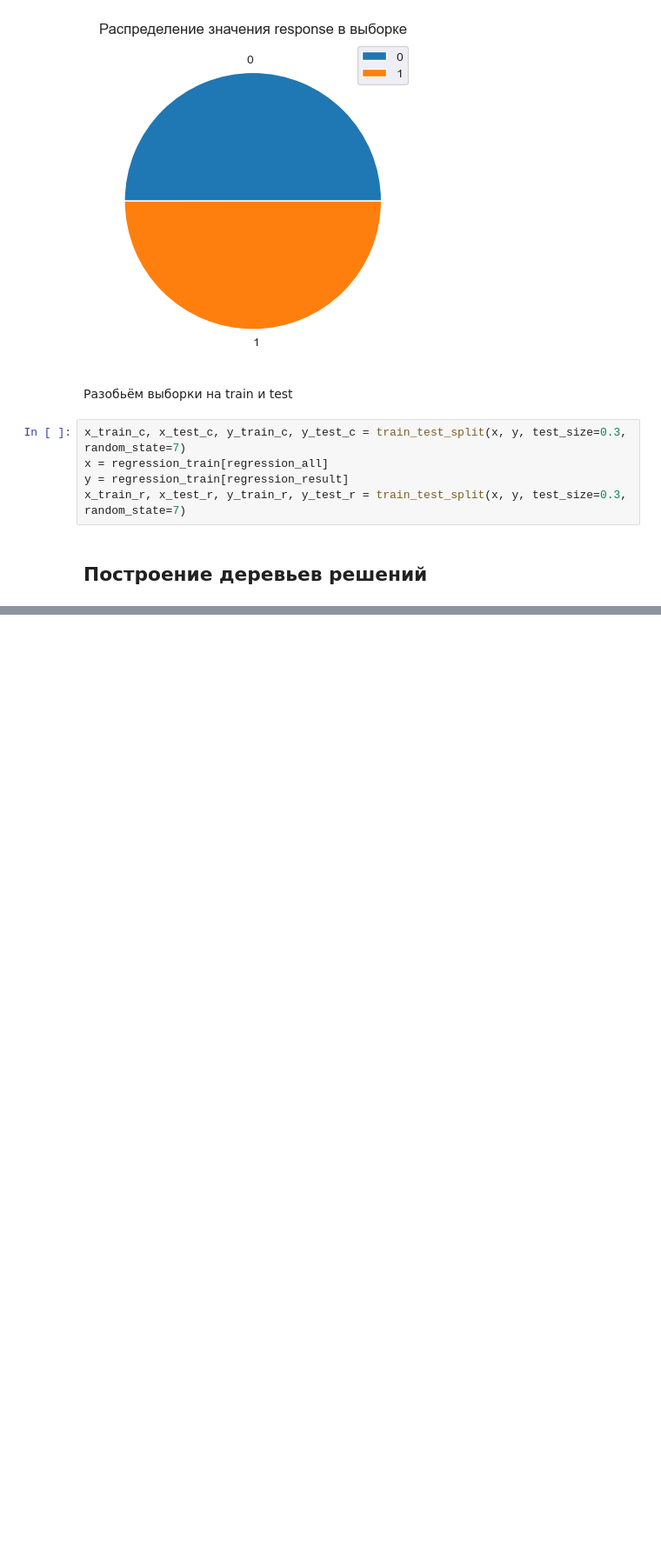
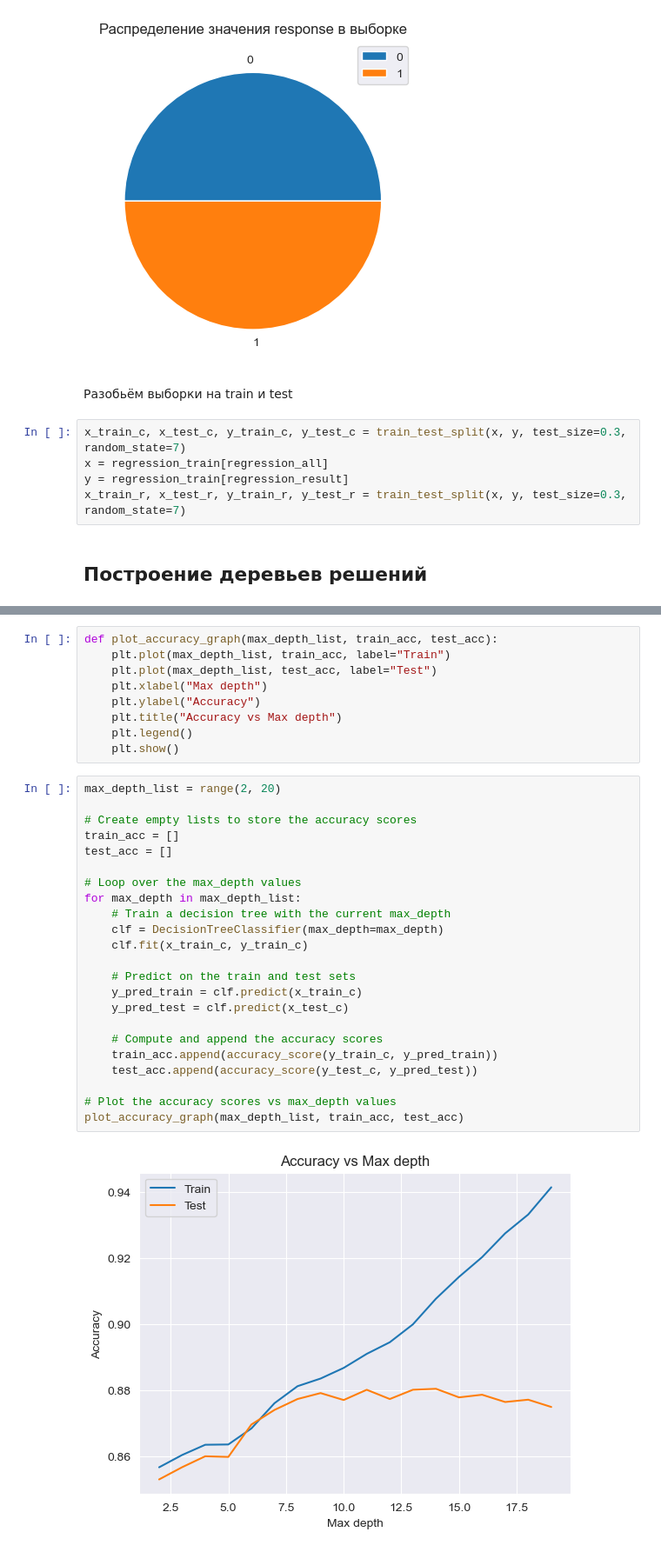
Before and after one commit to fongradnastya/data_analisys4, a Jupyter notebook: notebooks/work.ipynb, the cells around one changed output, grey strips where cells are left out. Shown at 87% size. Drawn from its saved outputs; the diff is of its cells as text; blank space fills up the shorter version.

```diff
--- a/notebooks/work.ipynb
+++ b/notebooks/work.ipynb
@@ -208,0 +234,34 @@ Image(graph.create_png())
+# %%
+def plot_accuracy_graph(max_depth_list, train_acc, test_acc):
+    plt.plot(max_depth_list, train_acc, label="Train")
+    plt.plot(max_depth_list, test_acc, label="Test")
+    plt.xlabel("Max depth")
+    plt.ylabel("Accuracy")
+    plt.title("Accuracy vs Max depth")
+    plt.legend()
+    plt.show()
+# %%
+max_depth_list = range(2, 20)
+
+# Create empty lists to store the accuracy scores
+train_acc = []
+test_acc = []
+
+# Loop over the max_depth values
+for max_depth in max_depth_list:
+    # Train a decision tree with the current max_depth
+    clf = DecisionTreeClassifier(max_depth=max_depth)
+    clf.fit(x_train_c, y_train_c)
+
+    # Predict on the train and test sets
+    y_pred_train = clf.predict(x_train_c)
+    y_pred_test = clf.predict(x_test_c)
+
+    # Compute and append the accuracy scores
+    train_acc.append(accuracy_score(y_train_c, y_pred_train))
+    test_acc.append(accuracy_score(y_test_c, y_pred_test))
+
+# Plot the accuracy scores vs max_depth values
+plot_accuracy_graph(max_depth_list, train_acc, test_acc)
+# %% [output]
+[figure, added]
```
Also changed, not shown: parts of 14 cells of this notebook, 2 other files.
